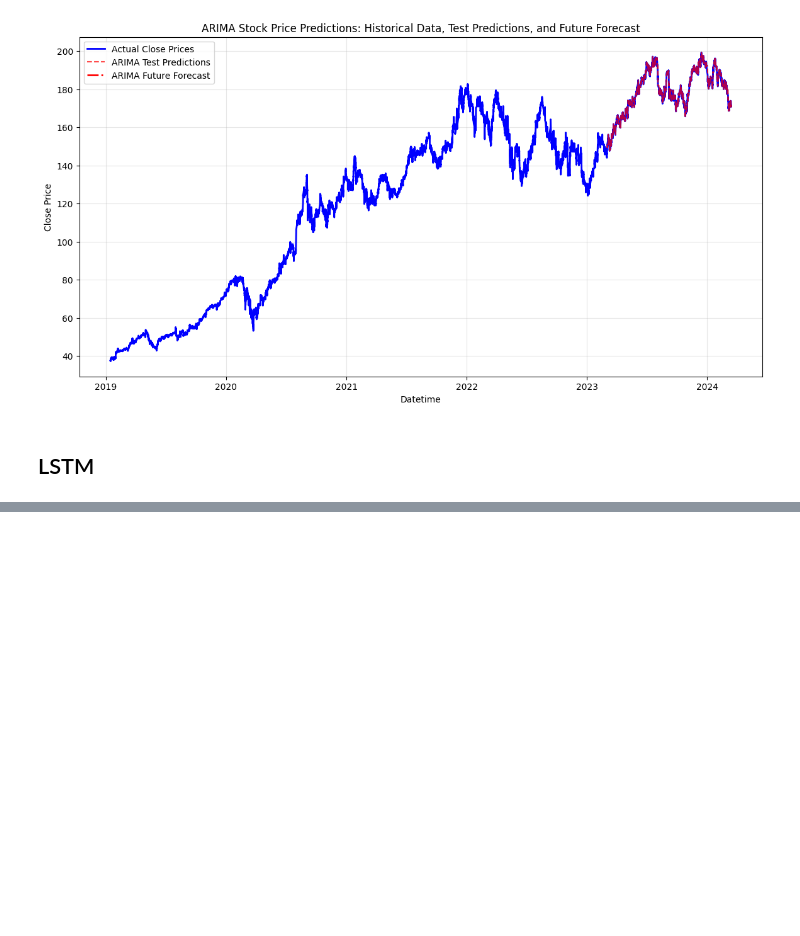
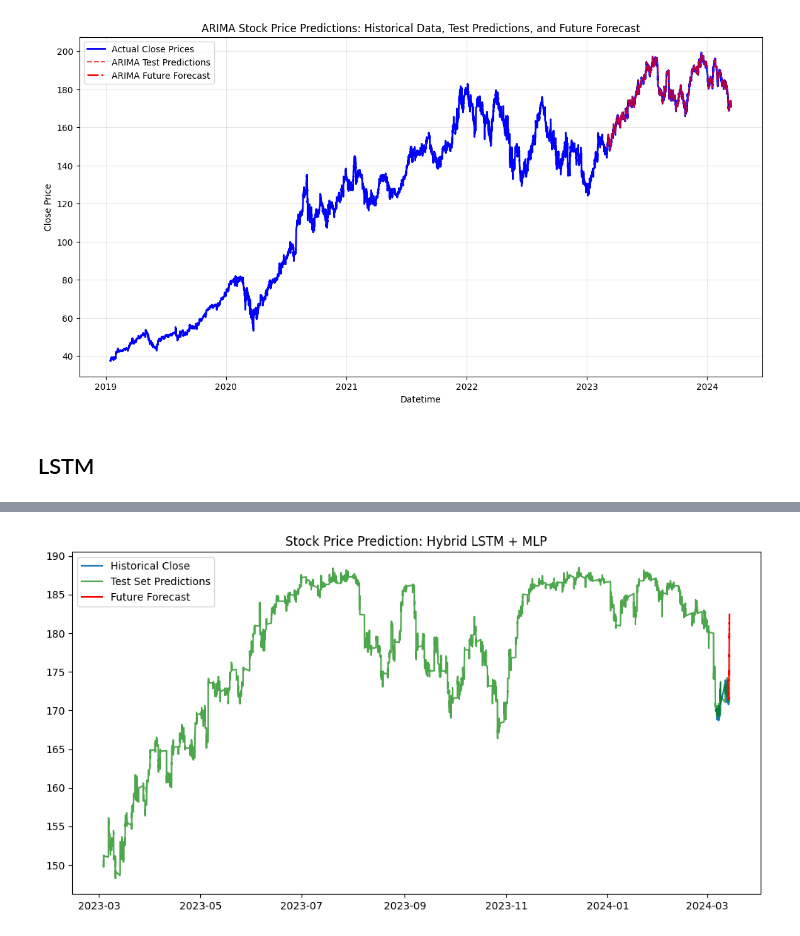
Before and after one commit to JacksonWung/CIS545_Repo, a Jupyter notebook: notebooks/03_Model_Training copy.ipynb, the cells around one changed output, grey strips where cells are left out. Cells and saved outputs as stored; diff of their text form; code cells hidden in the pictures; blank space fills up the shorter version.

```diff
--- a/notebooks/03_Model_Training copy.ipynb
+++ b/notebooks/03_Model_Training copy.ipynb
@@ -458,0 +552,7 @@ plt.show()
+# %%
+#Train MLP
+# Input size = 1 (LSTM pred) + Number of Exog columns
+mlp_input_size = 1 + exog.shape[1]
+mlp_model = MLPModel(input_size=mlp_input_size, hidden_size1=64, hidden_size2=32)
+
+mlp_model = train_mlp(mlp_model, mlp_loader, num_epochs=20, lr=0.001)
@@ -458,0 +589,24 @@ plt.show()
+# %%
+# Hybrid Forecasting (Future 100 Steps)
+forecast_steps = 100
+
+# Injecting noise to prevent "straight line" forecast
+hybrid_predictions = run_hybrid_forecast(
+    lstm_model,
+    mlp_model,
+    scaled_close,
+    scaled_exog,
+    scaler_price,
+    scaler_exog,
+    seq_length,
+    forecast_steps,
+    noise_level=0.01  # Adjust this to control volatility (0.01 - 0.1 is usually good)
+)
+
+# Create Pandas Series for plotting
+last_timestamp = close_prices.index[-1]
+forecast_index = pd.date_range(start=last_timestamp, periods=forecast_steps+1, freq='5min')[1:]
+forecast_series = pd.Series(hybrid_predictions.flatten(), index=forecast_index)
+
+print("Hybrid Forecasting completed.")
+print(forecast_series)
@@ -458,0 +627,15 @@ plt.show()
+# %%
+# Plotting
+plt.figure(figsize=(12, 6))
+plt.plot(close_prices.index[-500:], close_prices.values[-500:], label='Historical Close')
+# Plot test set predictions for visual validation
+test_index_plot = close_prices.index[seq_length + mlp_train_size : seq_length + mlp_train_size + len(test_preds_actual)]
+if len(test_index_plot) == len(test_preds_actual):
+     plt.plot(test_index_plot, test_preds_actual, label='Test Set Predictions', color='green', alpha=0.7)
+
+plt.plot(forecast_series.index, forecast_series.values, label='Future Forecast', color='red')
+plt.legend()
+plt.title("Stock Price Prediction: Hybrid LSTM + MLP")
+plt.show()
+# %% [output]
+[figure, added]
```
Also changed, not shown: parts of 16 cells of this notebook, 4 other files.
